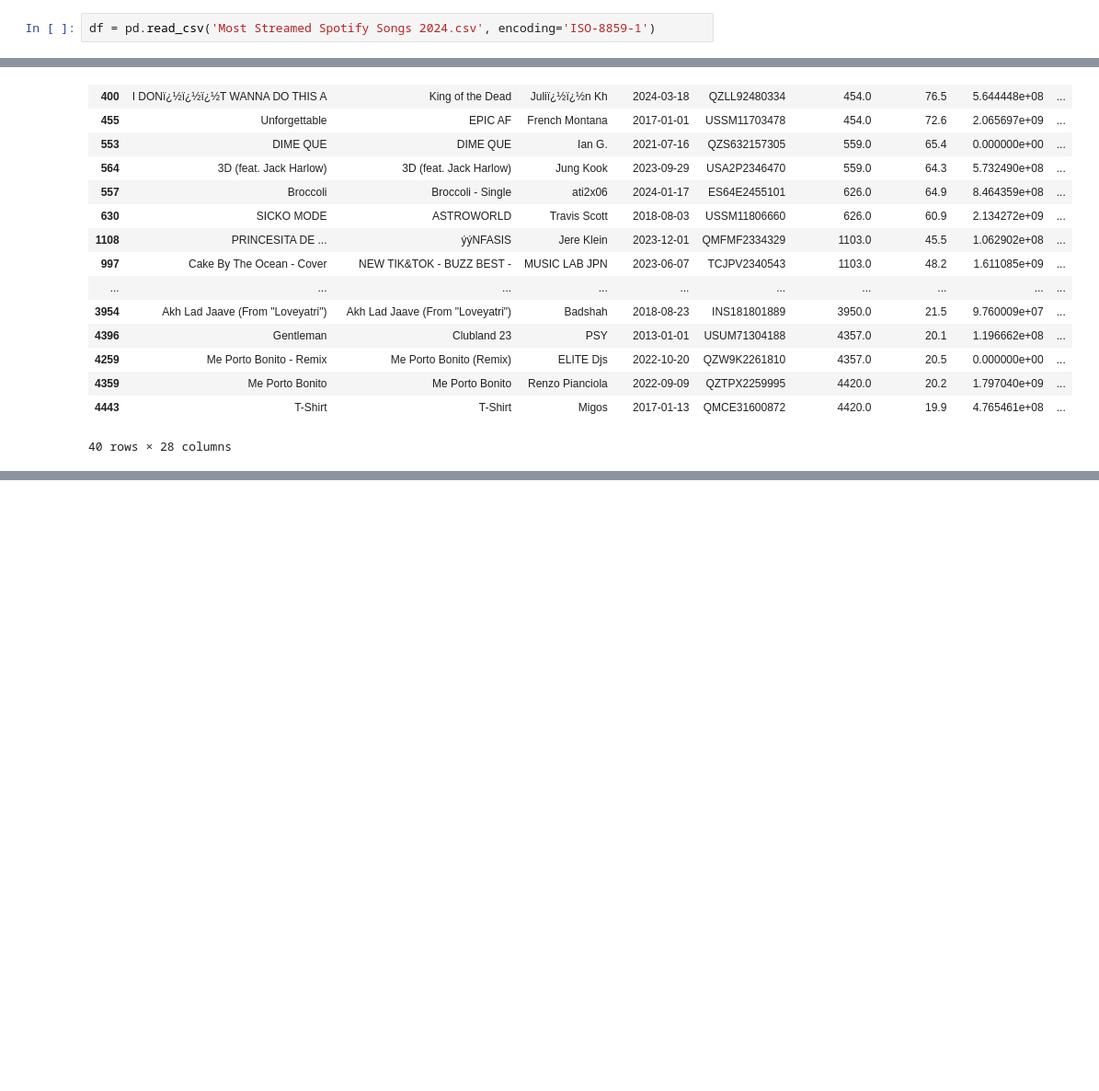
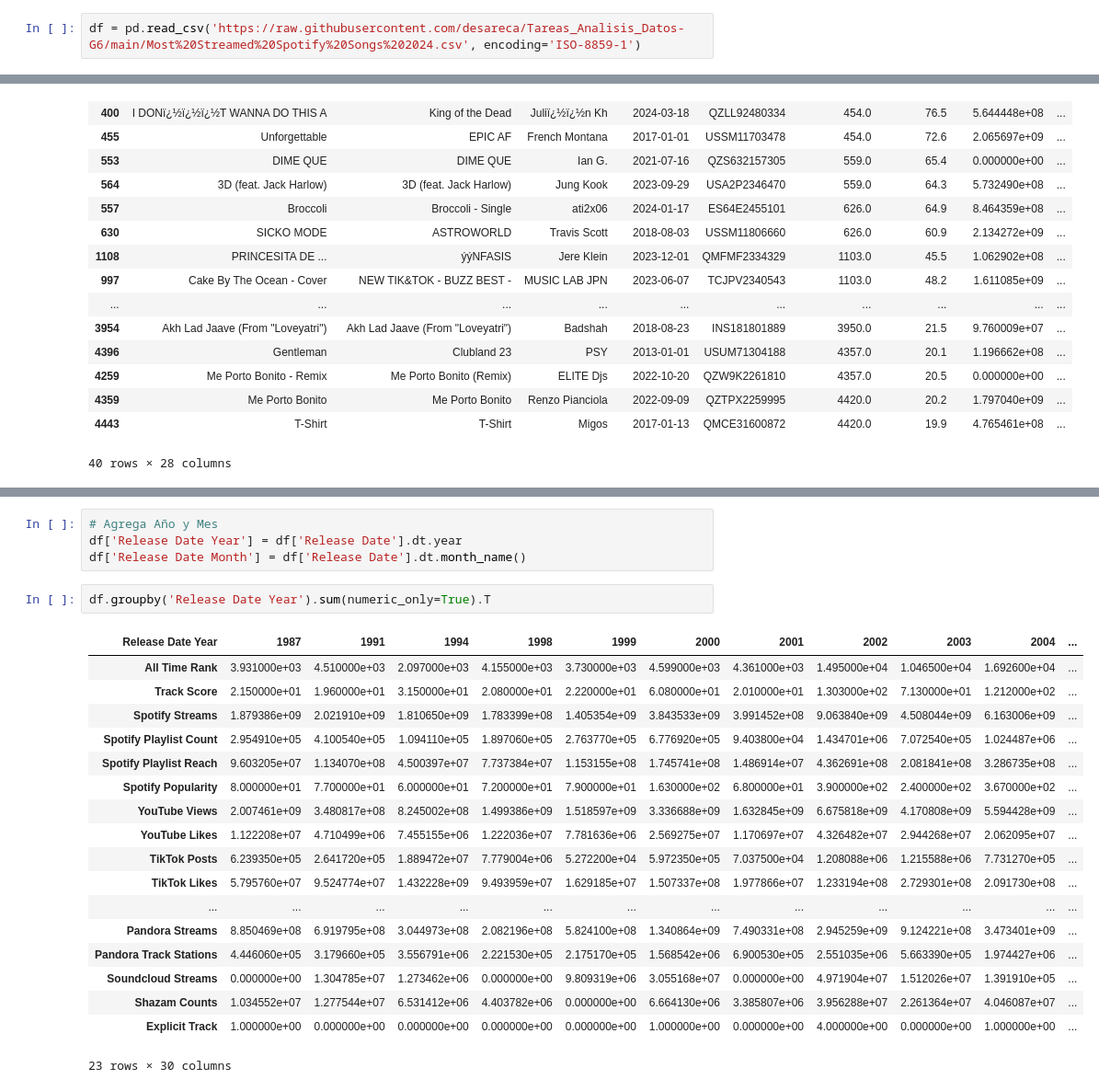
Before and after one commit to desareca/Tareas_Analisis_Datos-G6, a Jupyter notebook: Tarea_I_Analisis_de_Datos_Grupo_6.ipynb, the cells around one changed output, grey strips where cells are left out. Shown: that part at 92% size. Saved outputs shown, nothing was run; the diff lists cells and outputs as text; blank space fills up the shorter version.

```diff
--- a/Tarea_I_Analisis_de_Datos_Grupo_6.ipynb
+++ b/Tarea_I_Analisis_de_Datos_Grupo_6.ipynb
@@ -35,7 +43,7 @@ import pandas as pd
 import matplotlib.pyplot as plt
 import seaborn as sns
 # %%
-df = pd.read_csv('Most Streamed Spotify Songs 2024.csv', encoding='ISO-8859-1')
+df = pd.read_csv('https://raw.githubusercontent.com/desareca/Tareas_Analisis_Datos-G6/main/Most%20Streamed%20Spotify%20Songs%202024.csv', encoding='ISO-8859-1')
 # %%
 df.head()
 # %% [output]
@@ -235,3 +243,28 @@ df.describe(include='all').T
 | Soundcloud Streams | 4593.0 | NaN | NaN | NaN | 4095588.926845 | 0.0 | 0.0 | 0.0 | 125242.0 | 319835943.0 | 18130437.475171 |
 | Shazam Counts | 4593.0 | NaN | NaN | NaN | 2212369.311343 | 0.0 | 105824.0 | 610446.0 | 2243715.0 | 219794543.0 | 5712368.912076 |
 | Explicit Track | 4593.0 | NaN | NaN | NaN | 0.35946 | 0.0 | 0.0 | 0.0 | 1.0 | 1.0 | 0.479894 |
+# %%
+# Agrega Año y Mes
+df['Release Date Year'] = df['Release Date'].dt.year
+df['Release Date Month'] = df['Release Date'].dt.month_name()
+# %%
+df.groupby('Release Date Year').sum(numeric_only=True).T
+# %% [output]
+| Release Date Year | 1987 | 1991 | 1994 | 1998 | 1999 | 2000 | 2001 | 2002 | 2003 | 2004 | ... |
+| All Time Rank | 3.931000e+03 | 4.510000e+03 | 2.097000e+03 | 4.155000e+03 | 3.730000e+03 | 4.599000e+03 | 4.361000e+03 | 1.495000e+04 | 1.046500e+04 | 1.692600e+04 | ... |
+| Track Score | 2.150000e+01 | 1.960000e+01 | 3.150000e+01 | 2.080000e+01 | 2.220000e+01 | 6.080000e+01 | 2.010000e+01 | 1.303000e+02 | 7.130000e+01 | 1.212000e+02 | ... |
+| Spotify Streams | 1.879386e+09 | 2.021910e+09 | 1.810650e+09 | 1.783399e+08 | 1.405354e+09 | 3.843533e+09 | 3.991452e+08 | 9.063840e+09 | 4.508044e+09 | 6.163006e+09 | ... |
+| Spotify Playlist Count | 2.954910e+05 | 4.100540e+05 | 1.094110e+05 | 1.897060e+05 | 2.763770e+05 | 6.776920e+05 | 9.403800e+04 | 1.434701e+06 | 7.072540e+05 | 1.024487e+06 | ... |
+| Spotify Playlist Reach | 9.603205e+07 | 1.134070e+08 | 4.500397e+07 | 7.737384e+07 | 1.153155e+08 | 1.745741e+08 | 1.486914e+07 | 4.362691e+08 | 2.081841e+08 | 3.286735e+08 | ... |
+| Spotify Popularity | 8.000000e+01 | 7.700000e+01 | 6.000000e+01 | 7.200000e+01 | 7.900000e+01 | 1.630000e+02 | 6.800000e+01 | 3.900000e+02 | 2.400000e+02 | 3.670000e+02 | ... |
+| YouTube Views | 2.007461e+09 | 3.480817e+08 | 8.245002e+08 | 1.499386e+09 | 1.518597e+09 | 3.336688e+09 | 1.632845e+09 | 6.675818e+09 | 4.170808e+09 | 5.594428e+09 | ... |
+| YouTube Likes | 1.122208e+07 | 4.710499e+06 | 7.455155e+06 | 1.222036e+07 | 7.781636e+06 | 2.569275e+07 | 1.170697e+07 | 4.326482e+07 | 2.944268e+07 | 2.062095e+07 | ... |
+| TikTok Posts | 6.239350e+05 | 2.641720e+05 | 1.889472e+07 | 7.779004e+06 | 5.272200e+04 | 5.972350e+05 | 7.037500e+04 | 1.208088e+06 | 1.215588e+06 | 7.731270e+05 | ... |
+| TikTok Likes | 5.795760e+07 | 9.524774e+07 | 1.432228e+09 | 9.493959e+07 | 1.629185e+07 | 1.507337e+08 | 1.977866e+07 | 1.233194e+08 | 2.729301e+08 | 2.091730e+08 | ... |
+| ... | ... | ... | ... | ... | ... | ... | ... | ... | ... | ... | ... |
+| Pandora Streams | 8.850469e+08 | 6.919795e+08 | 3.044973e+08 | 2.082196e+08 | 5.824100e+08 | 1.340864e+09 | 7.490331e+08 | 2.945259e+09 | 9.124221e+08 | 3.473401e+09 | ... |
+| Pandora Track Stations | 4.446060e+05 | 3.179660e+05 | 3.556791e+06 | 2.221530e+05 | 2.175170e+05 | 1.568542e+06 | 6.900530e+05 | 2.551035e+06 | 5.663390e+05 | 1.974427e+06 | ... |
+| Soundcloud Streams | 0.000000e+00 | 1.304785e+07 | 1.273462e+06 | 0.000000e+00 | 9.809319e+06 | 3.055168e+07 | 0.000000e+00 | 4.971904e+07 | 1.512026e+07 | 1.391910e+05 | ... |
+| Shazam Counts | 1.034552e+07 | 1.277544e+07 | 6.531412e+06 | 4.403782e+06 | 0.000000e+00 | 6.664130e+06 | 3.385807e+06 | 3.956288e+07 | 2.261364e+07 | 4.046087e+07 | ... |
+| Explicit Track | 1.000000e+00 | 0.000000e+00 | 0.000000e+00 | 0.000000e+00 | 0.000000e+00 | 1.000000e+00 | 0.000000e+00 | 4.000000e+00 | 0.000000e+00 | 1.000000e+00 | ... |
+23 rows × 30 columns
```
Also changed, not shown: parts of 3 cells of this notebook.
